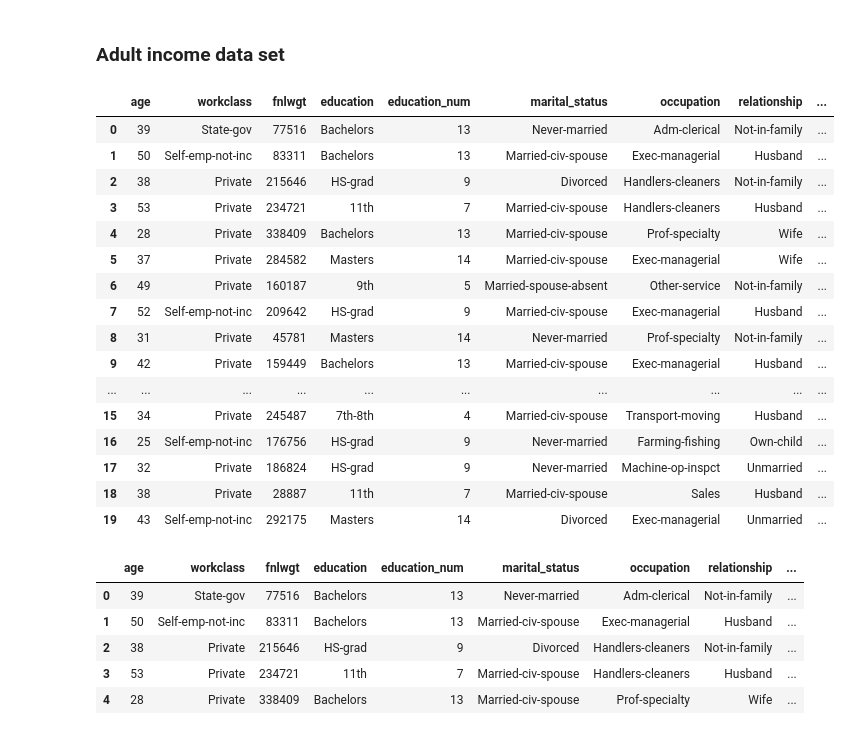
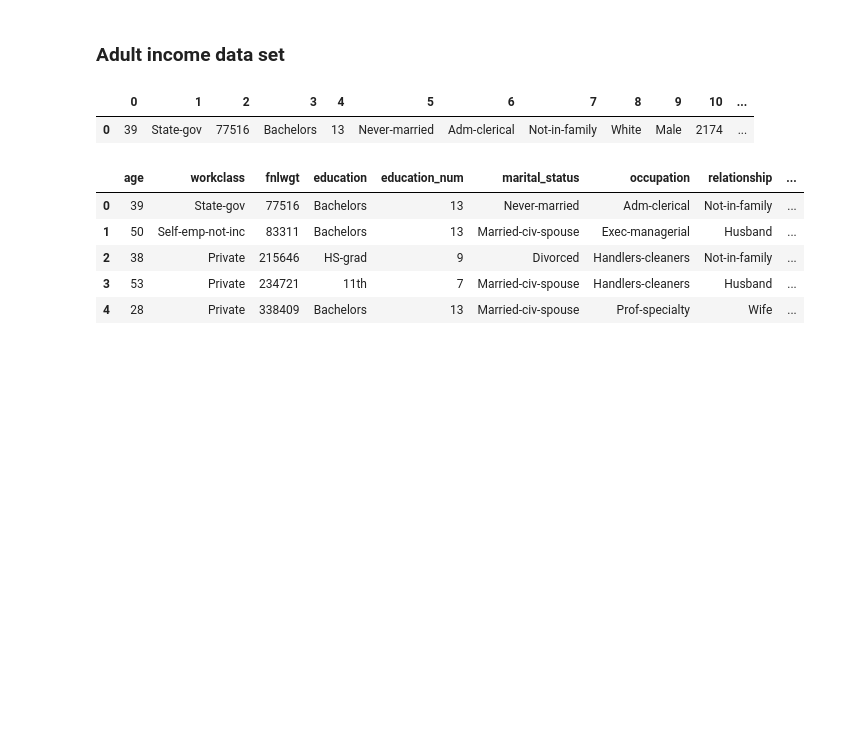
Before and after one commit to FlorianFedrau/Day8, a Jupyter notebook: intro_pandas_assignment.ipynb, the cells around one changed output. Saved outputs shown, nothing was run; the diff lists cells and outputs as text; code cells hidden in the pictures; blank space fills up the shorter version.

```diff
--- a/intro_pandas_assignment.ipynb
+++ b/intro_pandas_assignment.ipynb
@@ -260,25 +260,10 @@ The links above are all to the home pages of these data sources. At the top of t
 import pandas as pd
 df = pd.read_csv('data/adult.data', delimiter=', ', engine = 'python', header = None)
 # %%
-df.head(20)
+df.head(1)
 # %% [output]
-|  | age | workclass | fnlwgt | education | education_num | marital_status | occupation | relationship | ... |
-| 0 | 39 | State-gov | 77516 | Bachelors | 13 | Never-married | Adm-clerical | Not-in-family | ... |
-| 1 | 50 | Self-emp-not-inc | 83311 | Bachelors | 13 | Married-civ-spouse | Exec-managerial | Husband | ... |
-| 2 | 38 | Private | 215646 | HS-grad | 9 | Divorced | Handlers-cleaners | Not-in-family | ... |
-| 3 | 53 | Private | 234721 | 11th | 7 | Married-civ-spouse | Handlers-cleaners | Husband | ... |
-| 4 | 28 | Private | 338409 | Bachelors | 13 | Married-civ-spouse | Prof-specialty | Wife | ... |
-| 5 | 37 | Private | 284582 | Masters | 14 | Married-civ-spouse | Exec-managerial | Wife | ... |
-| 6 | 49 | Private | 160187 | 9th | 5 | Married-spouse-absent | Other-service | Not-in-family | ... |
-| 7 | 52 | Self-emp-not-inc | 209642 | HS-grad | 9 | Married-civ-spouse | Exec-managerial | Husband | ... |
-| 8 | 31 | Private | 45781 | Masters | 14 | Never-married | Prof-specialty | Not-in-family | ... |
-| 9 | 42 | Private | 159449 | Bachelors | 13 | Married-civ-spouse | Exec-managerial | Husband | ... |
-| ... | ... | ... | ... | ... | ... | ... | ... | ... | ... |
-| 15 | 34 | Private | 245487 | 7th-8th | 4 | Married-civ-spouse | Transport-moving | Husband | ... |
-| 16 | 25 | Self-emp-not-inc | 176756 | HS-grad | 9 | Never-married | Farming-fishing | Own-child | ... |
-| 17 | 32 | Private | 186824 | HS-grad | 9 | Never-married | Machine-op-inspct | Unmarried | ... |
-| 18 | 38 | Private | 28887 | 11th | 7 | Married-civ-spouse | Sales | Husband | ... |
-| 19 | 43 | Self-emp-not-inc | 292175 | Masters | 14 | Divorced | Exec-managerial | Unmarried | ... |
+|  | 0 | 1 | 2 | 3 | 4 | 5 | 6 | 7 | 8 | 9 | 10 | ... |
+| 0 | 39 | State-gov | 77516 | Bachelors | 13 | Never-married | Adm-clerical | Not-in-family | White | Male | 2174 | ... |
 # %%
 df.columns = ('age', 'workclass', 'fnlwgt', 'education', 'education_num', 'marital_status', 'occupation', 'relationship', 'race', 'sex', 'captial_gain', 'capital_loss', 'hours_per_week', 'native_country', 'income')
 # %%
```
Also changed, not shown: parts of 3 cells of this notebook, 1 other file.
